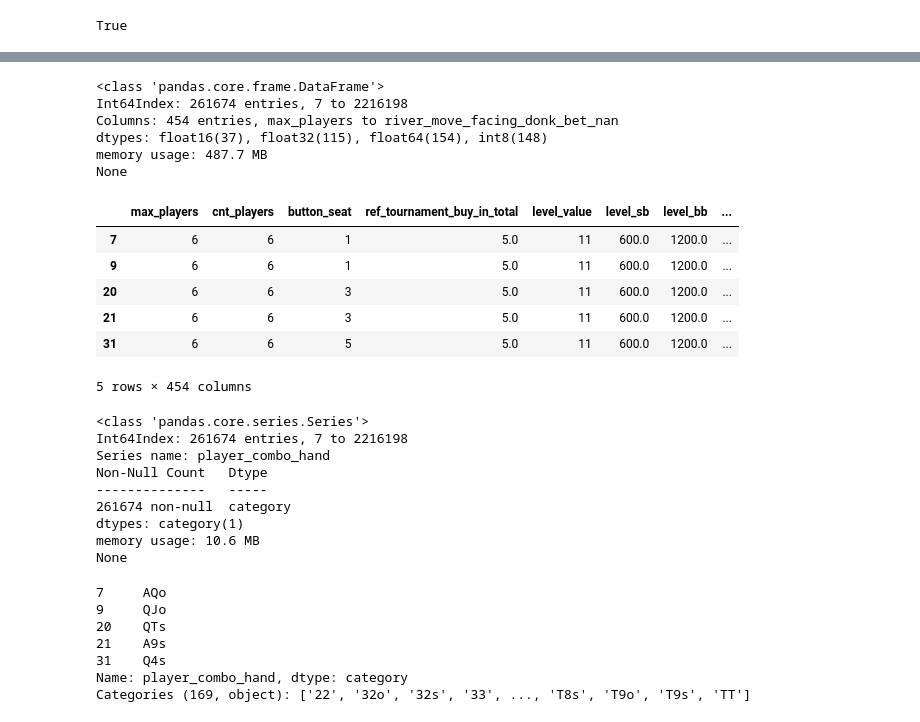
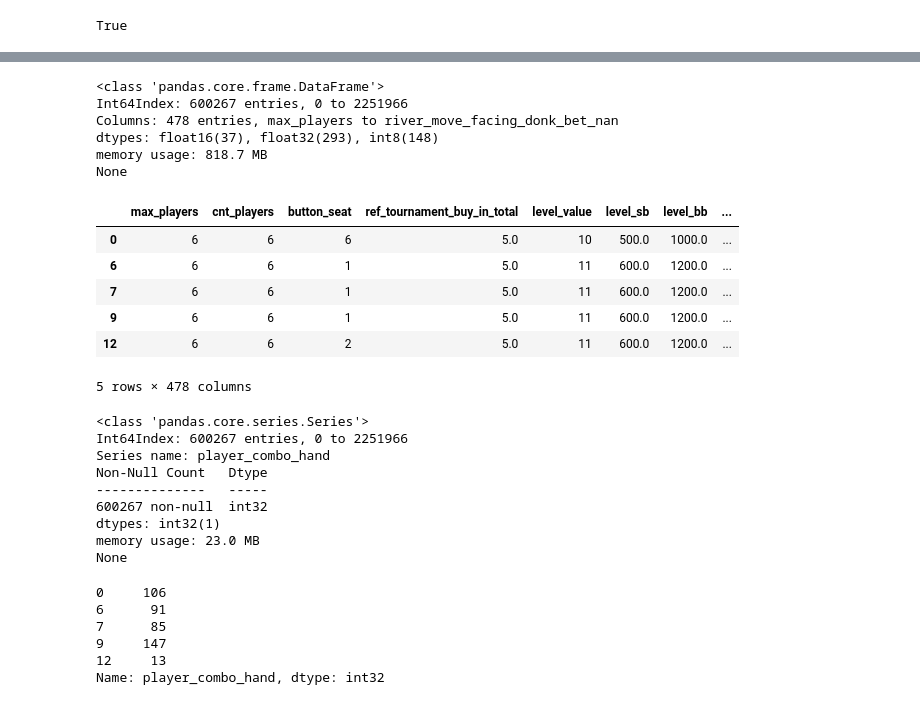
Before and after one commit to Manggy94/PokerDataAnalytics, a Jupyter notebook: notebooks/classification/hands/random_forest.ipynb, the cells around one changed output, grey strips where cells are left out. Cells and saved outputs as stored; diff of their text form; code cells hidden in the pictures.

```diff
--- a/notebooks/classification/hands/random_forest.ipynb
+++ b/notebooks/classification/hands/random_forest.ipynb
@@ -26,0 +11,5 @@ None
+# %%
+data_loader = DataLoader()
+data = data_loader.fast_load_revealed_hands()
+print(data.info())
+data.head()
@@ -27,41 +30,40 @@ None
 # %%
-from src.pipelines.preprocessing.models.random_forest import RandomForestFeaturesPreprocessor
-preprocessor = RandomForestFeaturesPreprocessor()
-features = preprocessor.fit_transform(data)
-print(features.info())
-features.head()
+features_preprocessor = RandomForestFeaturesPreprocessor()
+X = features_preprocessor.fit_transform(data)
+print(X.info())
+X.head()
 # %% [output]
 <class 'pandas.core.frame.DataFrame'>
-Int64Index: 261674 entries, 7 to 2216198
-Columns: 454 entries, max_players to river_move_facing_donk_bet_nan
-dtypes: float16(37), float32(115), float64(154), int8(148)
-memory usage: 487.7 MB
+Int64Index: 600267 entries, 0 to 2251966
+Columns: 478 entries, max_players to river_move_facing_donk_bet_nan
+dtypes: float16(37), float32(293), int8(148)
+memory usage: 818.7 MB
 None
 |  | max_players | cnt_players | button_seat | ref_tournament_buy_in_total | level_value | level_sb | level_bb | ... |
+| 0 | 6 | 6 | 6 | 5.0 | 10 | 500.0 | 1000.0 | ... |
+| 6 | 6 | 6 | 1 | 5.0 | 11 | 600.0 | 1200.0 | ... |
 | 7 | 6 | 6 | 1 | 5.0 | 11 | 600.0 | 1200.0 | ... |
 | 9 | 6 | 6 | 1 | 5.0 | 11 | 600.0 | 1200.0 | ... |
-| 20 | 6 | 6 | 3 | 5.0 | 11 | 600.0 | 1200.0 | ... |
-| 21 | 6 | 6 | 3 | 5.0 | 11 | 600.0 | 1200.0 | ... |
-| 31 | 6 | 6 | 5 | 5.0 | 11 | 600.0 | 1200.0 | ... |
+| 12 | 6 | 6 | 2 | 5.0 | 11 | 600.0 | 1200.0 | ... |
-5 rows × 454 columns
+5 rows × 478 columns
 # %%
-targets = data['player_combo_hand']
-print(targets.info())
-targets.head()
+targets_preprocessor = TargetPreprocessor(target_column='player_combo_hand')
+y = targets_preprocessor.fit_transform(data)
+print(y.info())
+y.head()
 # %% [output]
 <class 'pandas.core.series.Series'>
-Int64Index: 261674 entries, 7 to 2216198
+Int64Index: 600267 entries, 0 to 2251966
 Series name: player_combo_hand
 Non-Null Count   Dtype
 --------------   -----
-261674 non-null  category
-dtypes: category(1)
-memory usage: 10.6 MB
+600267 non-null  int32
+dtypes: int32(1)
+memory usage: 23.0 MB
 None
-7     AQo
-9     QJo
-20    QTs
-21    A9s
-31    Q4s
-Name: player_combo_hand, dtype: category
-Categories (169, object): ['22', '32o', '32s', '33', ..., 'T8s', 'T9o', 'T9s', 'TT']
+0     106
+6      91
+7      85
+9     147
+12     13
+Name: player_combo_hand, dtype: int32
```
Also changed, not shown: parts of 11 cells of this notebook, 30 other files.
